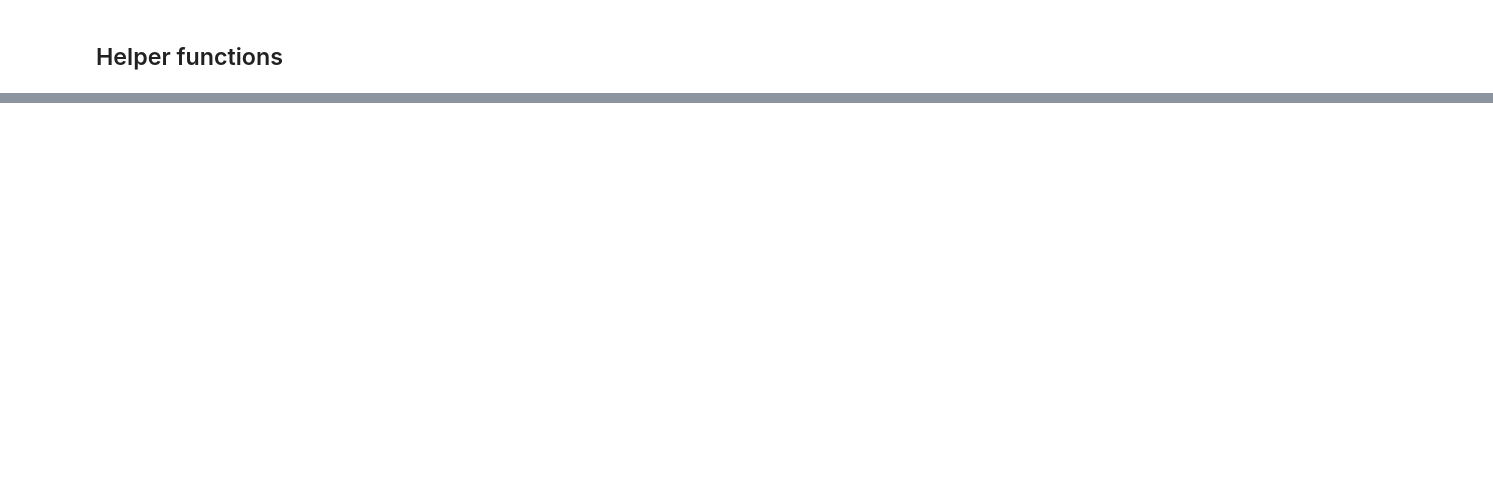
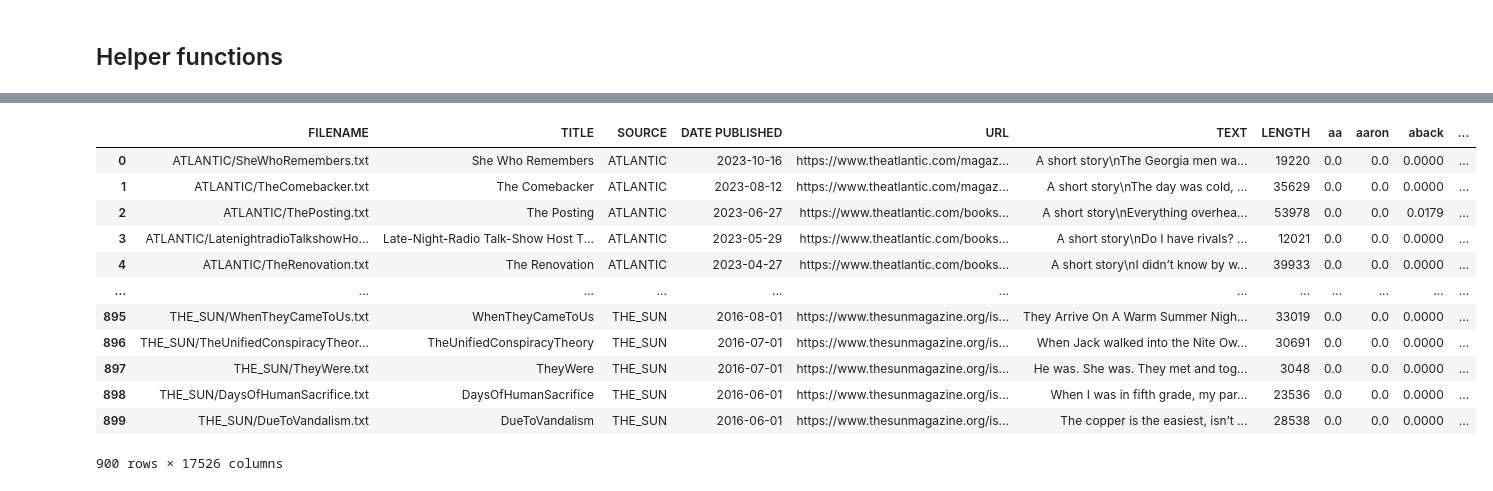
Before and after one commit to faithrts/science-explainers, a Jupyter notebook: science_explainer_analysis.ipynb, the cells around one changed output, grey strips where cells are left out. Drawn from its saved outputs; the diff is of its cells as text; code cells hidden in the pictures; blank space fills up the shorter version.

```diff
--- a/science_explainer_analysis.ipynb
+++ b/science_explainer_analysis.ipynb
@@ -154,6 +103,13 @@ def load_text_content(df, path):
 
   for index, row in df.iterrows():
     cur_filename = row['FILENAME']
+
+    # renaming files with weird accent characters in their names
+    if 'í' in cur_filename and os.path.isfile(path + cur_filename.replace('í', 'í')):
+      os.rename(path + cur_filename.replace('í', 'í'), path + cur_filename)
+    if 'é' in cur_filename and os.path.isfile(path + cur_filename.replace('é', 'é')):
+      os.rename(path + cur_filename.replace('é', 'é'), path + cur_filename)
+
     cur_article = codecs.open(path + cur_filename, 'r', encoding = 'utf8').read()
 
     # saving the text in the dataframe
@@ -327,8 +287,8 @@ fiction_df = load_text_content(fiction_df, 'txt_lab_data/txt_lab_novels/')
 # %%
 ### adding the tf-idf values to the dataframes
 
-explainer_tfidf_df = add_tf_idf(explainer_df)
-fiction_tfidf_df = add_tf_idf(fiction_df)
+explainer_tfidf_df = add_tf_idf(explainer_df, 'TEXT')
+fiction_tfidf_df = add_tf_idf(fiction_df, 'TEXT')
 # %%
 explainer_tfidf_df
 # %% [output]
@@ -348,3 +308,19 @@ explainer_tfidf_df
+# %%
+fiction_tfidf_df
+# %% [output]
+|  | FILENAME | TITLE | SOURCE | DATE PUBLISHED | URL | TEXT | LENGTH | aa | aaron | aback | ... |
+| 0 | ATLANTIC/SheWhoRemembers.txt | She Who Remembers | ATLANTIC | 2023-10-16 | https://www.theatlantic.com/magaz... | A short story\nThe Georgia men wa... | 19220 | 0.0 | 0.0 | 0.0000 | ... |
+| 1 | ATLANTIC/TheComebacker.txt | The Comebacker | ATLANTIC | 2023-08-12 | https://www.theatlantic.com/magaz... | A short story\nThe day was cold, ... | 35629 | 0.0 | 0.0 | 0.0000 | ... |
+| 2 | ATLANTIC/ThePosting.txt | The Posting | ATLANTIC | 2023-06-27 | https://www.theatlantic.com/books... | A short story\nEverything overhea... | 53978 | 0.0 | 0.0 | 0.0179 | ... |
+| 3 | ATLANTIC/LatenightradioTalkshowHo... | Late-Night-Radio Talk-Show Host T... | ATLANTIC | 2023-05-29 | https://www.theatlantic.com/books... | A short story\nDo I have rivals? ... | 12021 | 0.0 | 0.0 | 0.0000 | ... |
+| 4 | ATLANTIC/TheRenovation.txt | The Renovation | ATLANTIC | 2023-04-27 | https://www.theatlantic.com/books... | A short story\nI didn’t know by w... | 39933 | 0.0 | 0.0 | 0.0000 | ... |
+| ... | ... | ... | ... | ... | ... | ... | ... | ... | ... | ... | ... |
+| 895 | THE_SUN/WhenTheyCameToUs.txt | WhenTheyCameToUs | THE_SUN | 2016-08-01 | https://www.thesunmagazine.org/is... | They Arrive On A Warm Summer Nigh... | 33019 | 0.0 | 0.0 | 0.0000 | ... |
+| 896 | THE_SUN/TheUnifiedConspiracyTheor... | TheUnifiedConspiracyTheory | THE_SUN | 2016-07-01 | https://www.thesunmagazine.org/is... | When Jack walked into the Nite Ow... | 30691 | 0.0 | 0.0 | 0.0000 | ... |
+| 897 | THE_SUN/TheyWere.txt | TheyWere | THE_SUN | 2016-07-01 | https://www.thesunmagazine.org/is... | He was. She was. They met and tog... | 3048 | 0.0 | 0.0 | 0.0000 | ... |
+| 898 | THE_SUN/DaysOfHumanSacrifice.txt | DaysOfHumanSacrifice | THE_SUN | 2016-06-01 | https://www.thesunmagazine.org/is... | When I was in fifth grade, my par... | 23536 | 0.0 | 0.0 | 0.0000 | ... |
+| 899 | THE_SUN/DueToVandalism.txt | DueToVandalism | THE_SUN | 2016-06-01 | https://www.thesunmagazine.org/is... | The copper is the easiest, isn’t ... | 28538 | 0.0 | 0.0 | 0.0000 | ... |
+900 rows × 17526 columns
 # %%
 ### finding the top words of each corpora based on TF-IDF, and taking the words at their intersection
 
```
Also changed, not shown: parts of 35 cells of this notebook.
